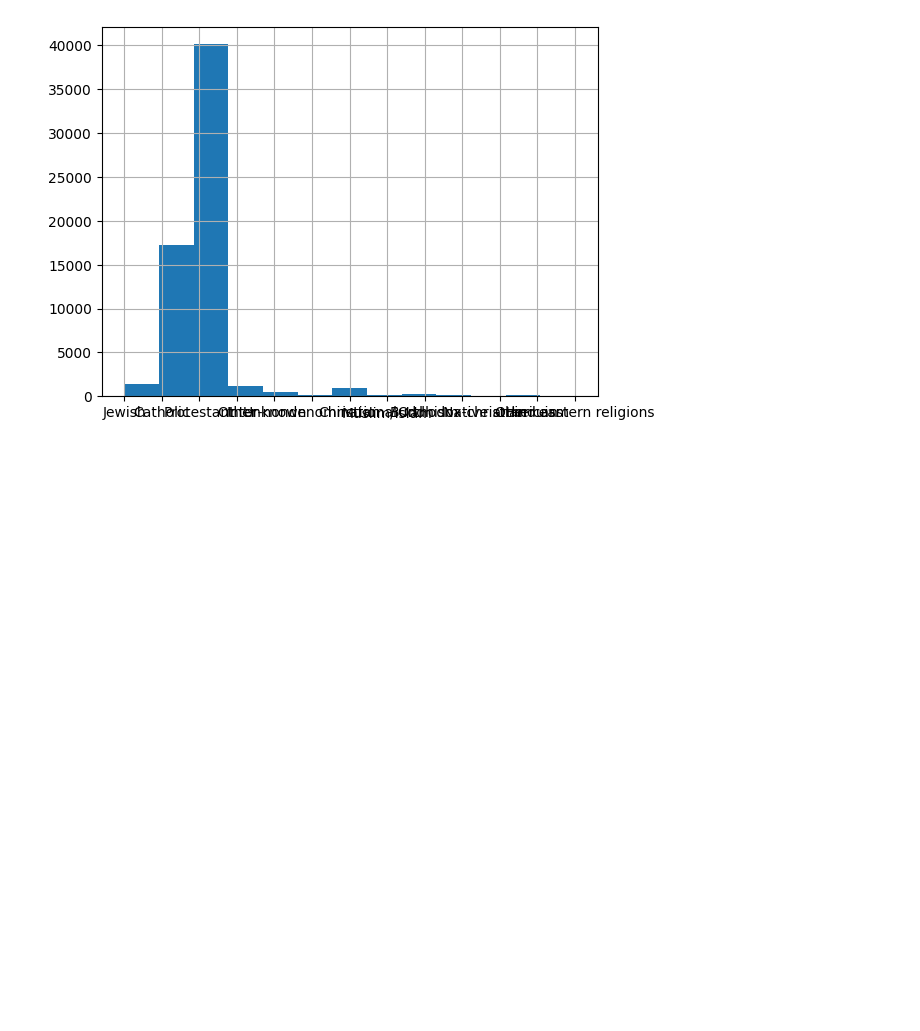
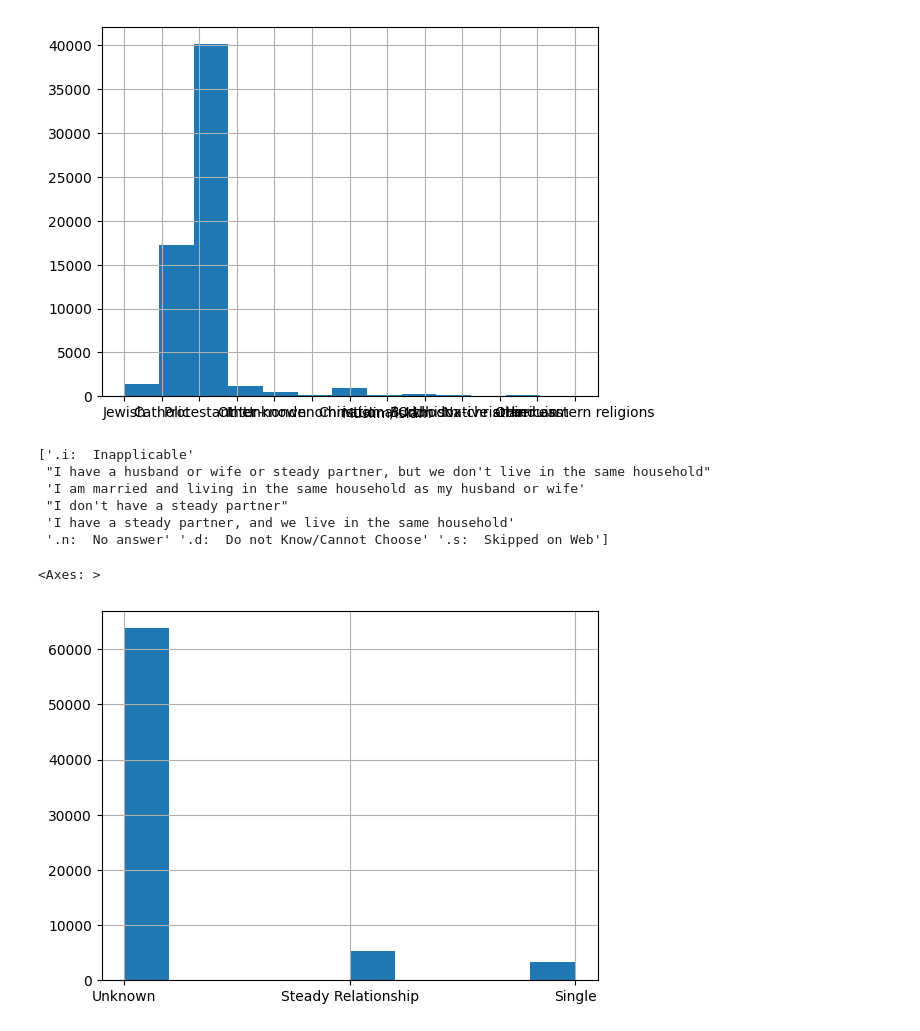
Before and after one commit to alaplace17/EDA, a Jupyter notebook: lab/gss.ipynb, the cells around one changed output. Cells and saved outputs as stored; diff of their text form; code cells hidden in the pictures; blank space fills up the shorter version.

```diff
--- a/lab/gss.ipynb
+++ b/lab/gss.ipynb
@@ -144,6 +144,8 @@ df[var] = df[var].str.replace('$','')
 df[var] = df[var].str.replace(' TO ','-')
 df[var] = df[var].str.replace('LT','Less than')
 df[var] = df[var].replace(('.d:  Do not Know/Cannot Choose','.r:  Refused', '.n:  No answer', '.s:  Skipped on Web'),'Unknown')
+df[var] = df[var].str.replace('.i:  Inapplicable', 'Inapplicable')
+df[var] = df[var].str.replace('25000 OR MORE', 'Greater than 25000')
 df[var] = pd.Categorical(df[var])
 print(df[var].unique(), '\n')
 # %% [output]
@@ -303,4 +305,26 @@ df['relig'].hist(bins=13)
 # %% [output]
 <Axes: >
 [figure]
+# %%
+var = 'posslqy'
+print(df[var].unique())
+df[var] = df[var].str.replace('I don\'t have a steady partner','Single')
+df[var] = df[var].str.replace('.n:  No answer','Unknown')
+df[var] = df[var].str.replace('.d:  Do not Know/Cannot Choose','Unknown')
+df[var] = df[var].str.replace('.s:  Skipped on Web','Unknown')
+df[var] = df[var].str.replace('.i:  Inapplicable','Unknown')
+df[var] = df[var].str.replace('I have a husband or wife or steady partner, but we don\'t live in the same household','Steady Relationship')
+df[var] = df[var].str.replace('I am married and living in the same household as my husband or wife','Steady Relationship')
+df[var] = df[var].str.replace('I have a steady partner, and we live in the same household','Steady Relationship')
+df[var] = pd.Categorical(df[var])
+df[var].hist()
+# %% [output]
+['.i:  Inapplicable'
+ "I have a husband or wife or steady partner, but we don't live in the same household"
+ 'I am married and living in the same household as my husband or wife'
+ "I don't have a steady partner"
+ 'I have a steady partner, and we live in the same household'
+ '.n:  No answer' '.d:  Do not Know/Cannot Choose' '.s:  Skipped on Web']
+<Axes: >
+[figure, added]
 # %%
```
Also changed, not shown: parts of 8 cells of this notebook.
